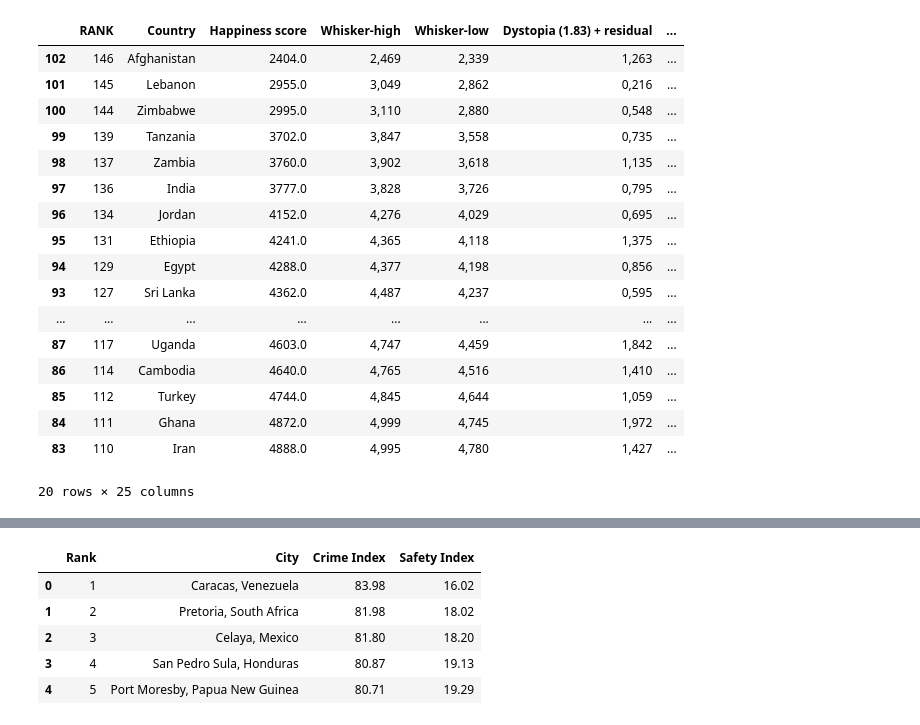
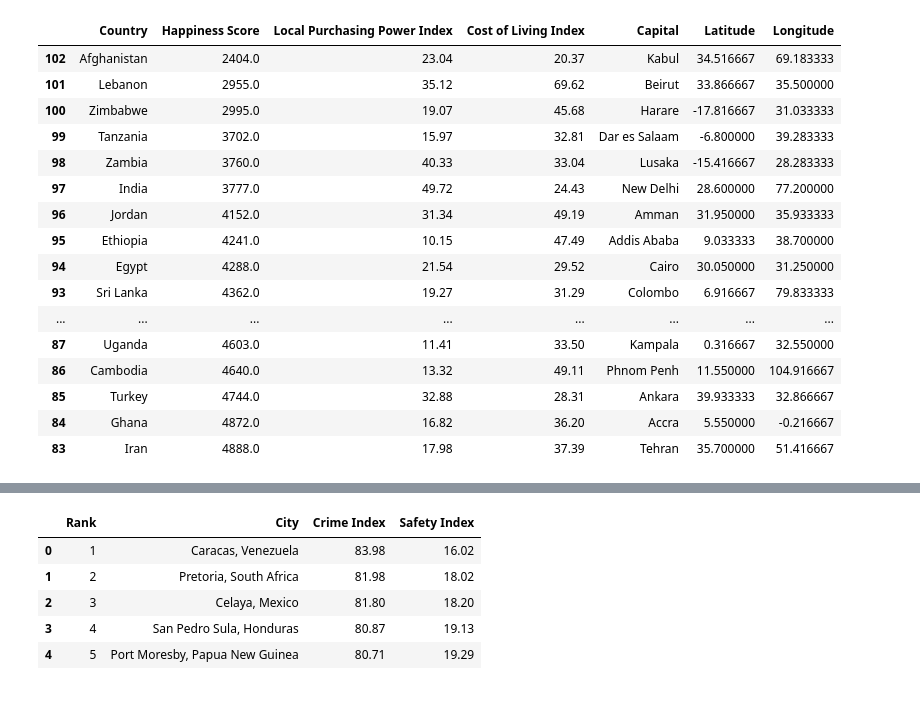
Before and after one commit to cburgyan/project1_happiness, a Jupyter notebook: pro1_happiness.ipynb, the cells around one changed output, grey strips where cells are left out. Saved outputs shown, nothing was run; the diff lists cells and outputs as text; code cells hidden in the pictures.

```diff
--- a/pro1_happiness.ipynb
+++ b/pro1_happiness.ipynb
@@ -20,9 +20,13 @@ from citipy import citipy
 # Import API key
 from api_keys import geoapify_key
 # %%
-hap_df = pd.read_csv('./Resources/2022.csv', encoding='utf-8')
-
-cost_df = pd.read_csv('./Resources/Cost_of_Living_Index_2022.csv', encoding='utf-8')
+hap_df = pd.read_csv('./Resources/2022.csv')
+print(hap_df.columns)
+hap_df = hap_df[['Country', 'Happiness score']]
+hap_df.columns = ['Country', 'Happiness Score']
+cost_df = pd.read_csv('./Resources/Cost_of_Living_Index_2022.csv')
+print(cost_df.columns)
+cost_df = cost_df[['Country', 'Local Purchasing Power Index', 'Cost of Living Index']]
 
 print(hap_df.head())
 print(cost_df.head())
@@ -80,5 +69,11 @@ Local Purchasing Power Index                  106
 dtype: int64
 # %%
-capCoord_df = pd.read_csv('./Resources/country-capitals.csv', on_bad_lines='skip', encoding='utf-8')
+capCoord_df = pd.read_csv('./Resources/country-capitals.csv', on_bad_lines='skip')
+print(capCoord_df.columns)
+del capCoord_df['CountryCode']
+del capCoord_df['ContinentName']
+capCoord_df.columns = ['Country', 'Capital', 'Latitude', 'Longitude']
+print(capCoord_df.columns)
+
 capCoord_df
 # %% [output]
@@ -98,4 +97,4 @@ capCoord_df
 # %%
-mHapCostCoord_df = mHapCost_df.merge(capCoord_df, how='inner', left_on='Country', right_on='CountryName')
-mHapCostCoord_df
+mHapCost_df = mHapCost_df.merge(capCoord_df, how='inner', on='Country')
+mHapCost_df
 # %% [output]
@@ -115,5 +114,4 @@ mHapCostCoord_df
 # %%
-print(mHapCostCoord_df.dtypes)
-mHapCostCoord_df['Happiness score'] = mHapCostCoord_df['Happiness score'].str.replace(",", "").astype('float')
-mHapCostCoord_df.dtypes
+mHapCost_df['Happiness Score'] = mHapCost_df['Happiness Score'].str.replace(",", "").astype('float')
+mHapCost_df.dtypes
 # %% [output]
@@ -234,26 +208,25 @@ top20HapPlot
 # %% [output]
 [interactive output not drawn]
 # %%
-bottom20Hap = mHapCostCoord_df.sort_values('Happiness score').head(20)
+bottom20Hap = mHapCost_df.sort_values('Happiness Score').head(20)
 bottom20Hap
 # %% [output]
-|  | RANK | Country | Happiness score | Whisker-high | Whisker-low | Dystopia (1.83) + residual | ... |
-| 102 | 146 | Afghanistan | 2404.0 | 2,469 | 2,339 | 1,263 | ... |
-| 101 | 145 | Lebanon | 2955.0 | 3,049 | 2,862 | 0,216 | ... |
-| 100 | 144 | Zimbabwe | 2995.0 | 3,110 | 2,880 | 0,548 | ... |
-| 99 | 139 | Tanzania | 3702.0 | 3,847 | 3,558 | 0,735 | ... |
-| 98 | 137 | Zambia | 3760.0 | 3,902 | 3,618 | 1,135 | ... |
-| 97 | 136 | India | 3777.0 | 3,828 | 3,726 | 0,795 | ... |
-| 96 | 134 | Jordan | 4152.0 | 4,276 | 4,029 | 0,695 | ... |
-| 95 | 131 | Ethiopia | 4241.0 | 4,365 | 4,118 | 1,375 | ... |
-| 94 | 129 | Egypt | 4288.0 | 4,377 | 4,198 | 0,856 | ... |
-| 93 | 127 | Sri Lanka | 4362.0 | 4,487 | 4,237 | 0,595 | ... |
+|  | Country | Happiness Score | Local Purchasing Power Index | Cost of Living Index | Capital | Latitude | Longitude |
+| 102 | Afghanistan | 2404.0 | 23.04 | 20.37 | Kabul | 34.516667 | 69.183333 |
+| 101 | Lebanon | 2955.0 | 35.12 | 69.62 | Beirut | 33.866667 | 35.500000 |
+| 100 | Zimbabwe | 2995.0 | 19.07 | 45.68 | Harare | -17.816667 | 31.033333 |
+| 99 | Tanzania | 3702.0 | 15.97 | 32.81 | Dar es Salaam | -6.800000 | 39.283333 |
+| 98 | Zambia | 3760.0 | 40.33 | 33.04 | Lusaka | -15.416667 | 28.283333 |
+| 97 | India | 3777.0 | 49.72 | 24.43 | New Delhi | 28.600000 | 77.200000 |
+| 96 | Jordan | 4152.0 | 31.34 | 49.19 | Amman | 31.950000 | 35.933333 |
+| 95 | Ethiopia | 4241.0 | 10.15 | 47.49 | Addis Ababa | 9.033333 | 38.700000 |
+| 94 | Egypt | 4288.0 | 21.54 | 29.52 | Cairo | 30.050000 | 31.250000 |
+| 93 | Sri Lanka | 4362.0 | 19.27 | 31.29 | Colombo | 6.916667 | 79.833333 |
 | ... | ... | ... | ... | ... | ... | ... | ... |
-| 87 | 117 | Uganda | 4603.0 | 4,747 | 4,459 | 1,842 | ... |
-| 86 | 114 | Cambodia | 4640.0 | 4,765 | 4,516 | 1,410 | ... |
-| 85 | 112 | Turkey | 4744.0 | 4,845 | 4,644 | 1,059 | ... |
-| 84 | 111 | Ghana | 4872.0 | 4,999 | 4,745 | 1,972 | ... |
-| 83 | 110 | Iran | 4888.0 | 4,995 | 4,780 | 1,427 | ... |
+| 87 | Uganda | 4603.0 | 11.41 | 33.50 | Kampala | 0.316667 | 32.550000 |
+| 86 | Cambodia | 4640.0 | 13.32 | 49.11 | Phnom Penh | 11.550000 | 104.916667 |
+| 85 | Turkey | 4744.0 | 32.88 | 28.31 | Ankara | 39.933333 | 32.866667 |
+| 84 | Ghana | 4872.0 | 16.82 | 36.20 | Accra | 5.550000 | -0.216667 |
+| 83 | Iran | 4888.0 | 17.98 | 37.39 | Tehran | 35.700000 | 51.416667 |
-20 rows × 25 columns
 # %%
 bottom20HapPlot = bottom20Hap.hvplot.points(
```
Also changed, not shown: parts of 26 cells of this notebook.
